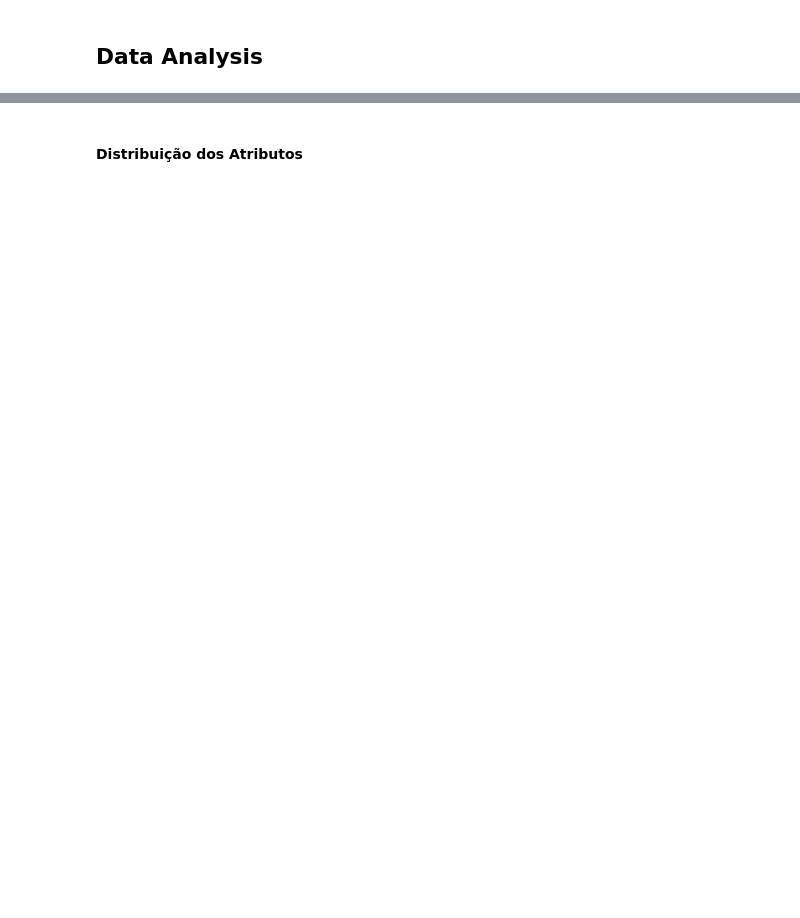
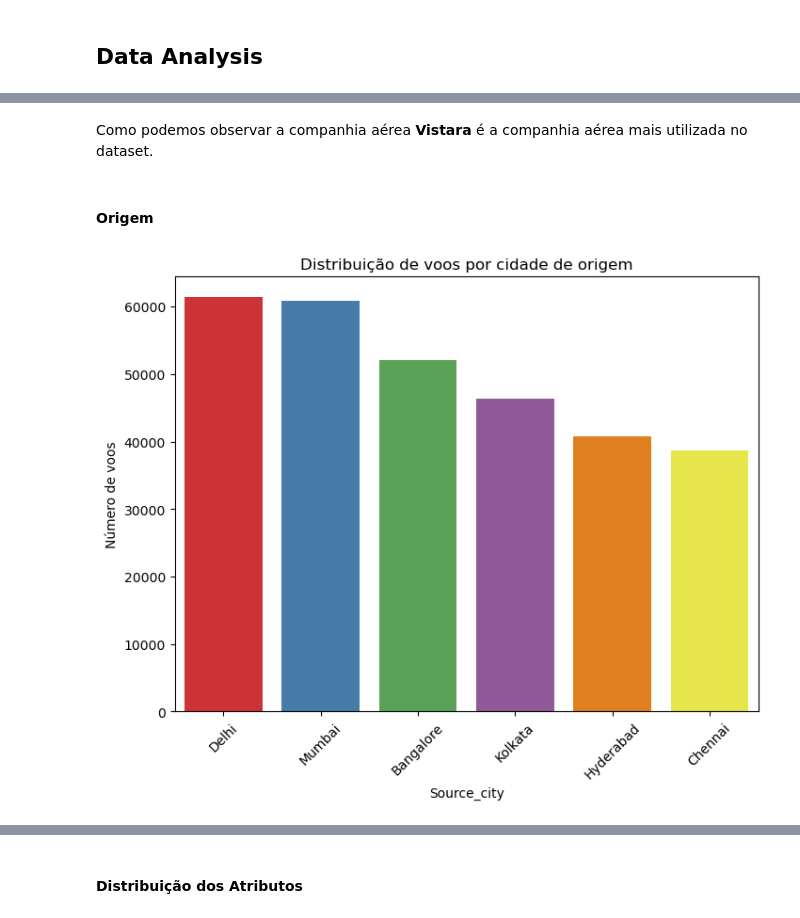
Before and after one commit to orlandopalmeira/Trabalho-DAA-2023-2024, a Jupyter notebook: Tarefa_1/tarefa_1_analise_2_dataset.ipynb, the cells around one changed output, grey strips where cells are left out. Drawn from its saved outputs; the diff is of its cells as text; code cells hidden in the pictures; blank space fills up the shorter version.

Commit message:
started analysis on the new dataset that we chose

```diff
--- a/Tarefa_1/tarefa_1_analise_2_dataset.ipynb
+++ b/Tarefa_1/tarefa_1_analise_2_dataset.ipynb
@@ -239,0 +247,16 @@ sns.histplot(dataf['price'])
+# %% [markdown]
+Como podemos observar a companhia aérea **Vistara** é a companhia aérea mais utilizada no dataset.
+# %% [markdown]
+#### Origem
+# %%
+source_counts = dataf['source_city'].value_counts()
+
+plt.figure(figsize=(8, 6))
+sns.barplot(x=source_counts.index, y=source_counts.values, palette="Set1")
+plt.xlabel('Source_city')
+plt.ylabel('Número de voos')
+plt.title('Distribuição de voos por cidade de origem')
+plt.xticks(rotation=45)
+plt.show()
+# %% [output]
+[figure, added]
```
Also changed, not shown: parts of 72 cells of this notebook.
